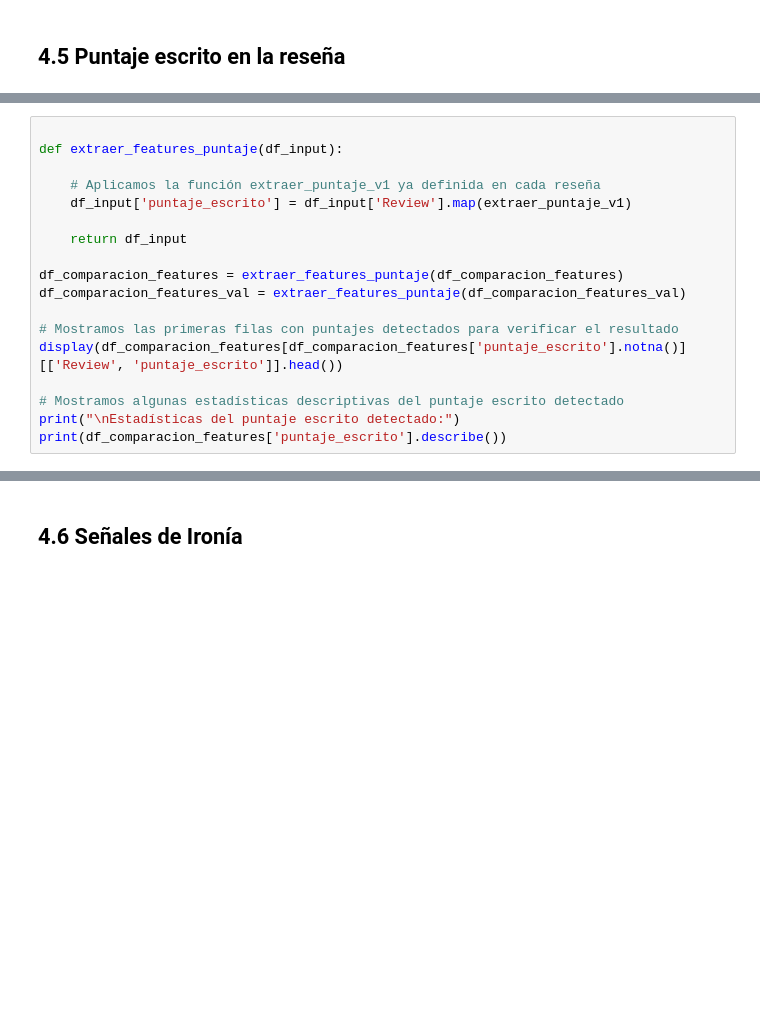
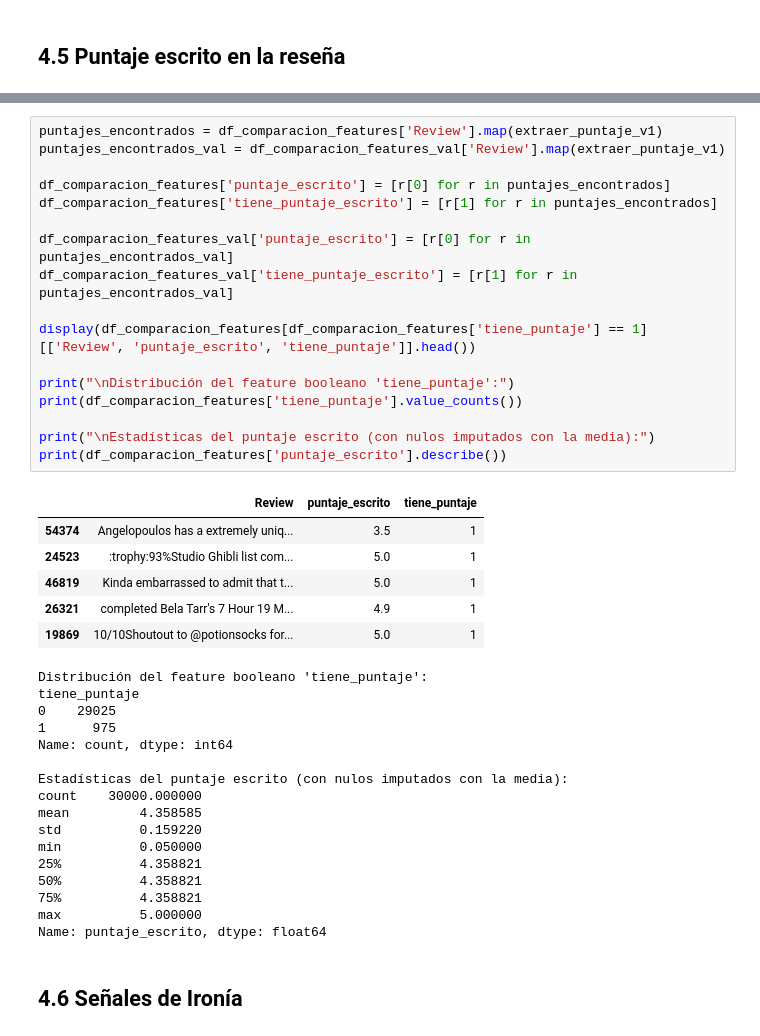
Before and after one commit to lrizzitano/tp-cdd-letterbox, a Jupyter notebook: TP_Letterboxd_Ciencia_de_Datos_V2.ipynb, the cells around one changed output, grey strips where cells are left out. Cells and saved outputs as stored; diff of their text form; blank space fills up the shorter version.

Commit message:
cambio comportamiento cuando no hay puntaje explicito en la review

```diff
--- a/TP_Letterboxd_Ciencia_de_Datos_V2.ipynb
+++ b/TP_Letterboxd_Ciencia_de_Datos_V2.ipynb
@@ -972,18 +993,0 @@ Agregamos una feature con el puntaje detectado normalizado en una escala del 0 a
-# %%
-
-def extraer_features_puntaje(df_input):
-
-    # Aplicamos la función extraer_puntaje_v1 ya definida en cada reseña
-    df_input['puntaje_escrito'] = df_input['Review'].map(extraer_puntaje_v1)
-
-    return df_input
-
-df_comparacion_features = extraer_features_puntaje(df_comparacion_features)
-df_comparacion_features_val = extraer_features_puntaje(df_comparacion_features_val)
-
-# Mostramos las primeras filas con puntajes detectados para verificar el resultado
-display(df_comparacion_features[df_comparacion_features['puntaje_escrito'].notna()][['Review', 'puntaje_escrito']].head())
-
-# Mostramos algunas estadísticas descriptivas del puntaje escrito detectado
-print("\nEstadísticas del puntaje escrito detectado:")
-print(df_comparacion_features['puntaje_escrito'].describe())
@@ -1007,3 +1000,43 @@ Name: puntaje_escrito, dtype: float64
+# %%
+puntajes_encontrados = df_comparacion_features['Review'].map(extraer_puntaje_v1)
+puntajes_encontrados_val = df_comparacion_features_val['Review'].map(extraer_puntaje_v1)
+
+df_comparacion_features['puntaje_escrito'] = [r[0] for r in puntajes_encontrados]
+df_comparacion_features['tiene_puntaje_escrito'] = [r[1] for r in puntajes_encontrados]
+
+df_comparacion_features_val['puntaje_escrito'] = [r[0] for r in puntajes_encontrados_val]
+df_comparacion_features_val['tiene_puntaje_escrito'] = [r[1] for r in puntajes_encontrados_val]
+
+display(df_comparacion_features[df_comparacion_features['tiene_puntaje'] == 1][['Review', 'puntaje_escrito', 'tiene_puntaje']].head())
+
+print("\nDistribución del feature booleano 'tiene_puntaje':")
+print(df_comparacion_features['tiene_puntaje'].value_counts())
+
+print("\nEstadísticas del puntaje escrito (con nulos imputados con la media):")
+print(df_comparacion_features['puntaje_escrito'].describe())
+# %% [output]
+|  | Review | puntaje_escrito | tiene_puntaje |
+| 54374 | Angelopoulos has a extremely uniq... | 3.5 | 1 |
+| 24523 | :trophy:93%Studio Ghibli list com... | 5.0 | 1 |
+| 46819 | Kinda embarrassed to admit that t... | 5.0 | 1 |
+| 26321 | completed Bela Tarr's 7 Hour 19 M... | 4.9 | 1 |
+| 19869 | 10/10Shoutout to @potionsocks for... | 5.0 | 1 |
+Distribución del feature booleano 'tiene_puntaje':
+tiene_puntaje
+0    29025
+1      975
+Name: count, dtype: int64
+
+Estadísticas del puntaje escrito (con nulos imputados con la media):
+count    30000.000000
+mean         4.358585
+std          0.159220
+min          0.050000
+25%          4.358821
+50%          4.358821
+75%          4.358821
+max          5.000000
+Name: puntaje_escrito, dtype: float64
 # %% [markdown]
 ## 4.6 Señales de Ironía
 # %% [markdown]
```
Also changed, not shown: parts of 7 cells of this notebook.
